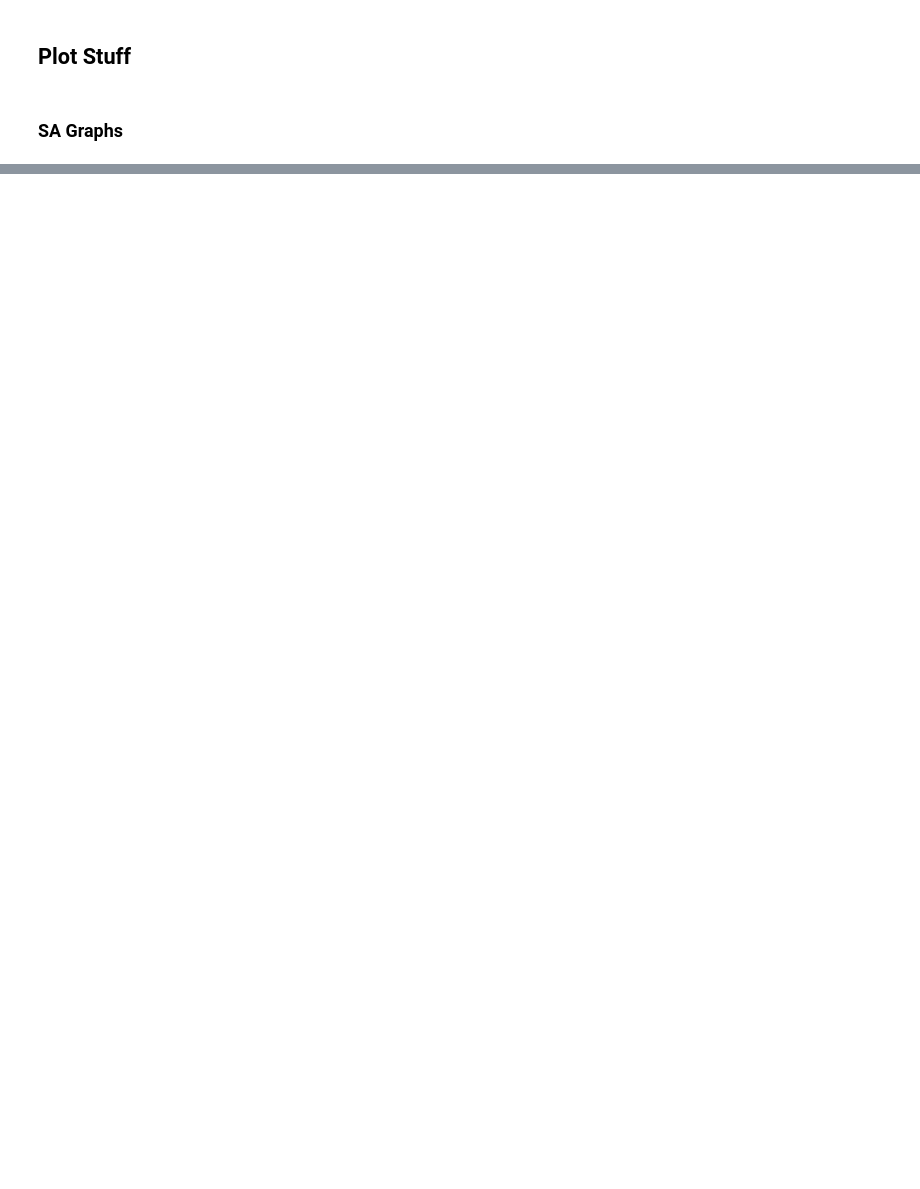
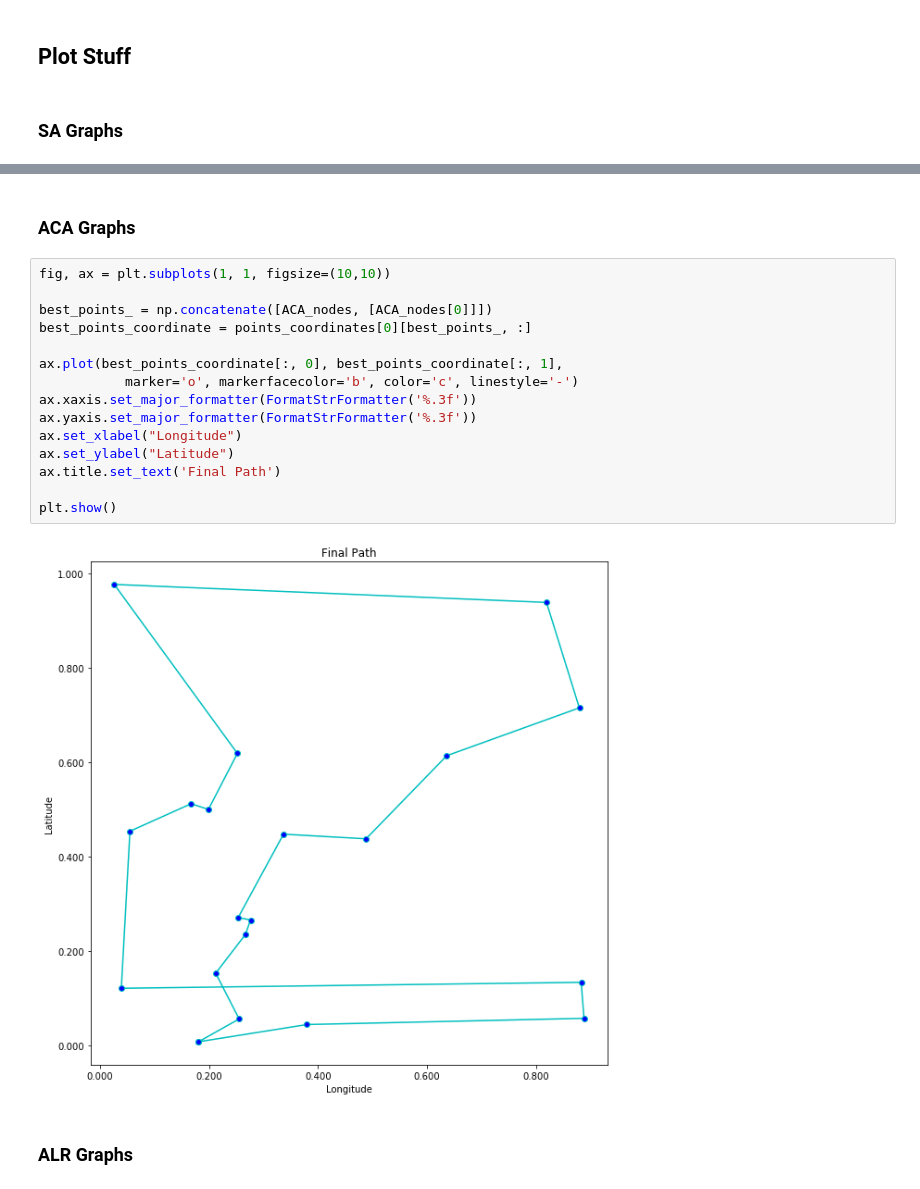
Before and after one commit to AI-Group-OC-CD-TM-JS/CS7IS2_GroupProject, a Jupyter notebook: notebook.ipynb, the cells around one changed output, grey strips where cells are left out. Cells and saved outputs as stored; diff of their text form; blank space fills up the shorter version.

```diff
--- a/notebook.ipynb
+++ b/notebook.ipynb
@@ -82 +82,22 @@ plt.show()
+# %% [markdown]
+### ACA Graphs
+# %%
+fig, ax = plt.subplots(1, 1, figsize=(10,10))
+
+best_points_ = np.concatenate([ACA_nodes, [ACA_nodes[0]]])
+best_points_coordinate = points_coordinates[0][best_points_, :]
+
+ax.plot(best_points_coordinate[:, 0], best_points_coordinate[:, 1],
+           marker='o', markerfacecolor='b', color='c', linestyle='-')
+ax.xaxis.set_major_formatter(FormatStrFormatter('%.3f'))
+ax.yaxis.set_major_formatter(FormatStrFormatter('%.3f'))
+ax.set_xlabel("Longitude")
+ax.set_ylabel("Latitude")
+ax.title.set_text('Final Path')
+
+plt.show()
+# %% [output]
+[figure, added]
+# %% [markdown]
+### ALR Graphs
 # %%
```
Also changed, not shown: parts of 4 cells of this notebook, 1 other file.
